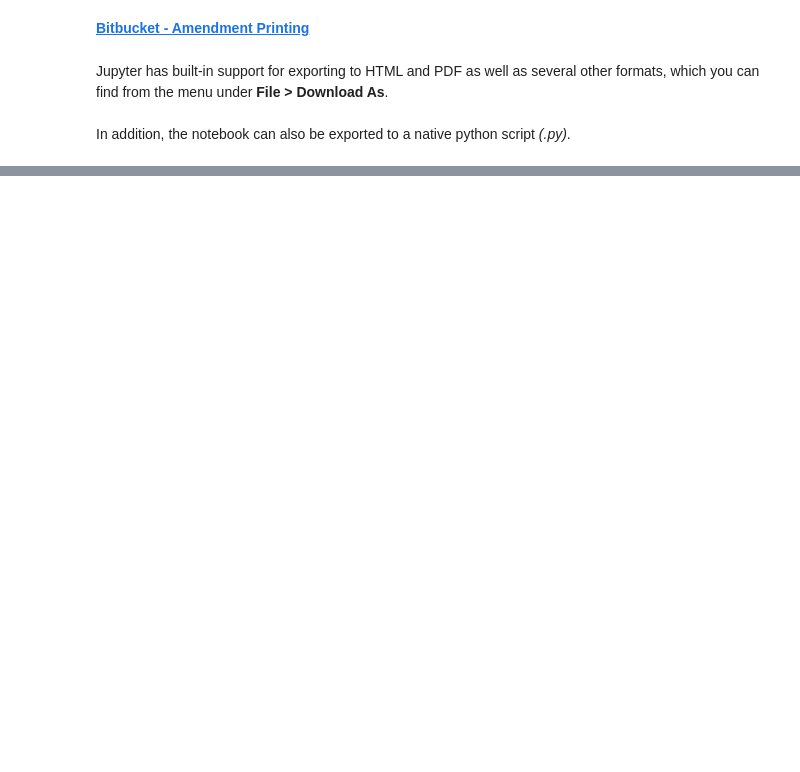
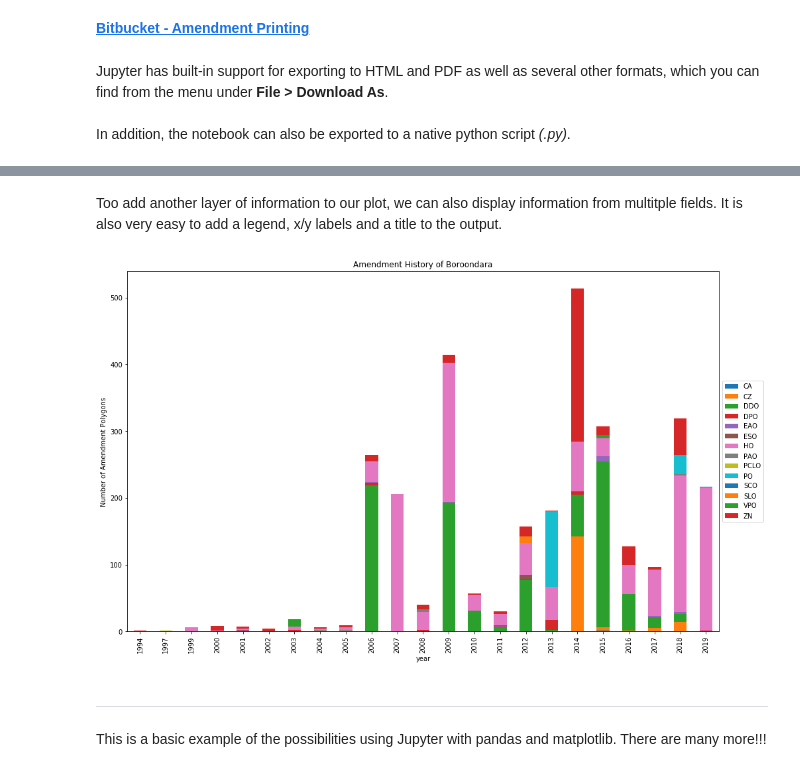
Before and after one commit to thmsck543/Jupyter_Notebooks, a Jupyter notebook: Knowledge Share - Jupyter Notebooks.ipynb, the cells around one changed output, grey strips where cells are left out. Cells and saved outputs as stored; diff of their text form; code cells hidden in the pictures; blank space fills up the shorter version.

```diff
--- a/Knowledge Share - Jupyter Notebooks.ipynb
+++ b/Knowledge Share - Jupyter Notebooks.ipynb
@@ -130,0 +196,14 @@ In addition, the notebook can also be exported to a native python script _(.py)_
+# %% [markdown]
+Too add another layer of information to our plot, we can also display information from multitple fields. It is also very easy to add a legend, x/y labels and a title to the output.
+# %%
+df.groupby(['year','CodeParent']).size().unstack().plot(kind='bar',stacked=True, figsize=(16,10))
+plt.legend(loc='center left', bbox_to_anchor=(1, 0.5))
+plt.ylabel("Number of Amendment Polygons")
+plt.title("Amendment History of Boroondara")
+plt.show()
+# %% [output]
+[figure, added]
+# %% [markdown]
+***
+# %% [markdown]
+This is a basic example of the possibilities using Jupyter with pandas and matplotlib. There are many more!!!
```
Also changed, not shown: parts of 42 cells of this notebook.
